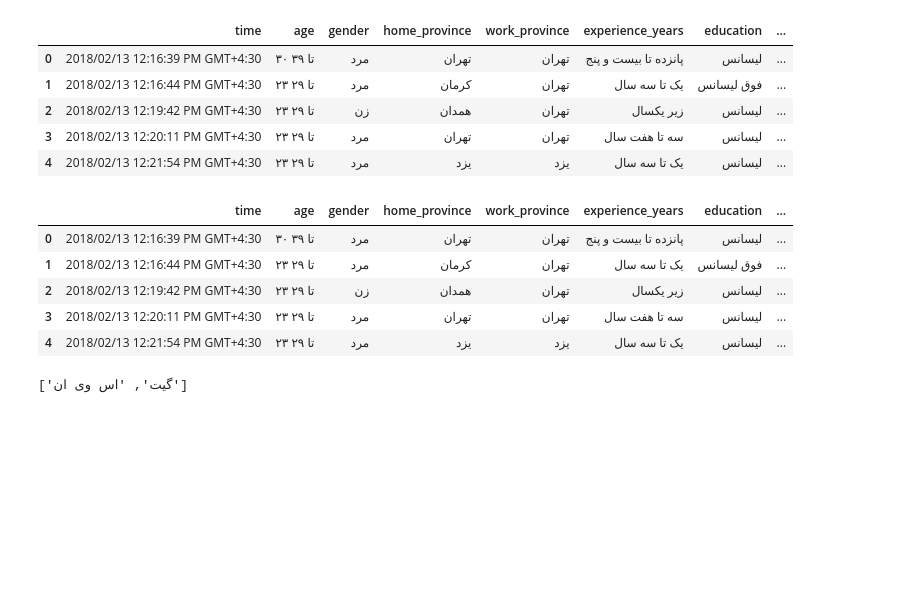
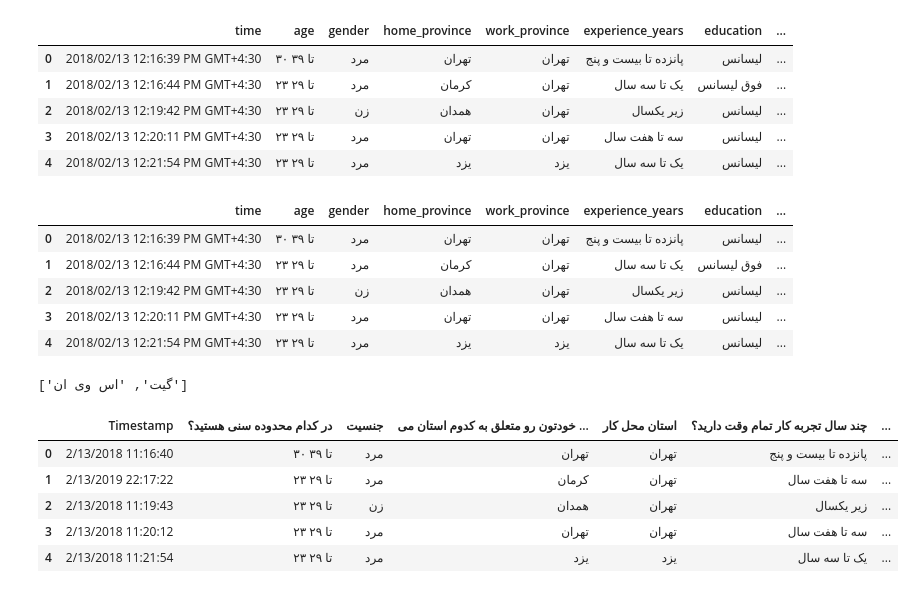
Before and after one commit to saeedesmaili/iran-developers-salary, a Jupyter notebook: Analysis-draft.ipynb, the cells around one changed output. Cells and saved outputs as stored; diff of their text form; code cells hidden in the pictures; blank space fills up the shorter version.

```diff
--- a/Analysis-draft.ipynb
+++ b/Analysis-draft.ipynb
@@ -257,3 +257,13 @@ df_96.head()
 df_96.source_control[2]
 # %% [output]
 ['گیت', 'اس وی ان']
+# %%
+df_97 = pd.read_csv('data/1397.csv')
+df_97.head()
+# %% [output]
+|  | Timestamp | در کدام محدوده سنی هستید؟ | جنسیت | خودتون رو متعلق به کدوم استان می ... | استان محل کار | چند سال تجربه کار تمام وقت دارید؟ | ... |
+| 0 | 2/13/2018 11:16:40 | ۳۰ تا ۳۹ | مرد | تهران | تهران | پانزده تا بیست و پنج | ... |
+| 1 | 2/13/2019 22:17:22 | ۲۳ تا ۲۹ | مرد | کرمان | تهران | سه تا هفت سال | ... |
+| 2 | 2/13/2018 11:19:43 | ۲۳ تا ۲۹ | زن | همدان | تهران | زیر یکسال | ... |
+| 3 | 2/13/2018 11:20:12 | ۲۳ تا ۲۹ | مرد | تهران | تهران | سه تا هفت سال | ... |
+| 4 | 2/13/2018 11:21:54 | ۲۳ تا ۲۹ | مرد | یزد | یزد | یک تا سه سال | ... |
```
Also changed, not shown: parts of 7 cells of this notebook, 5 other files.
